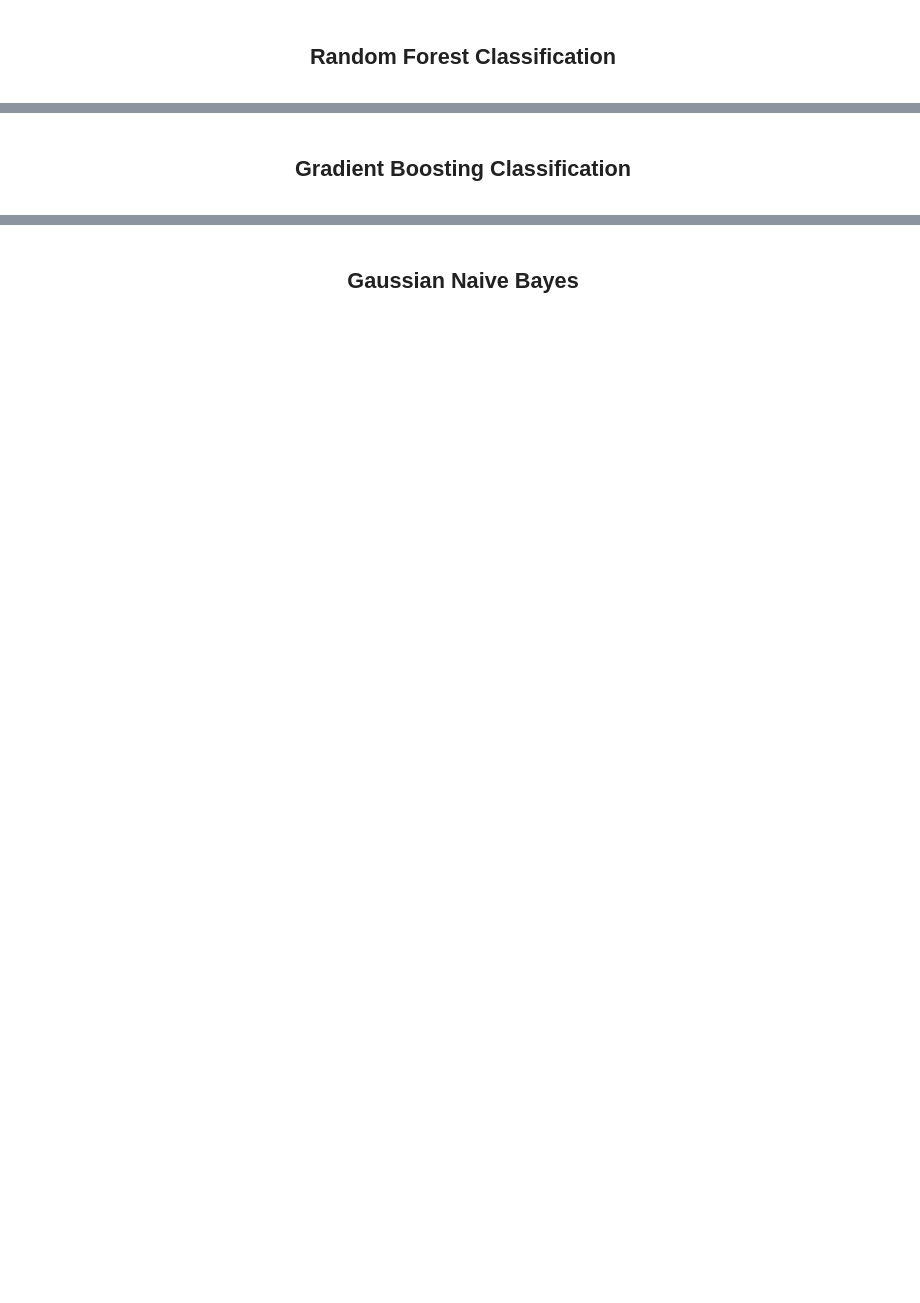
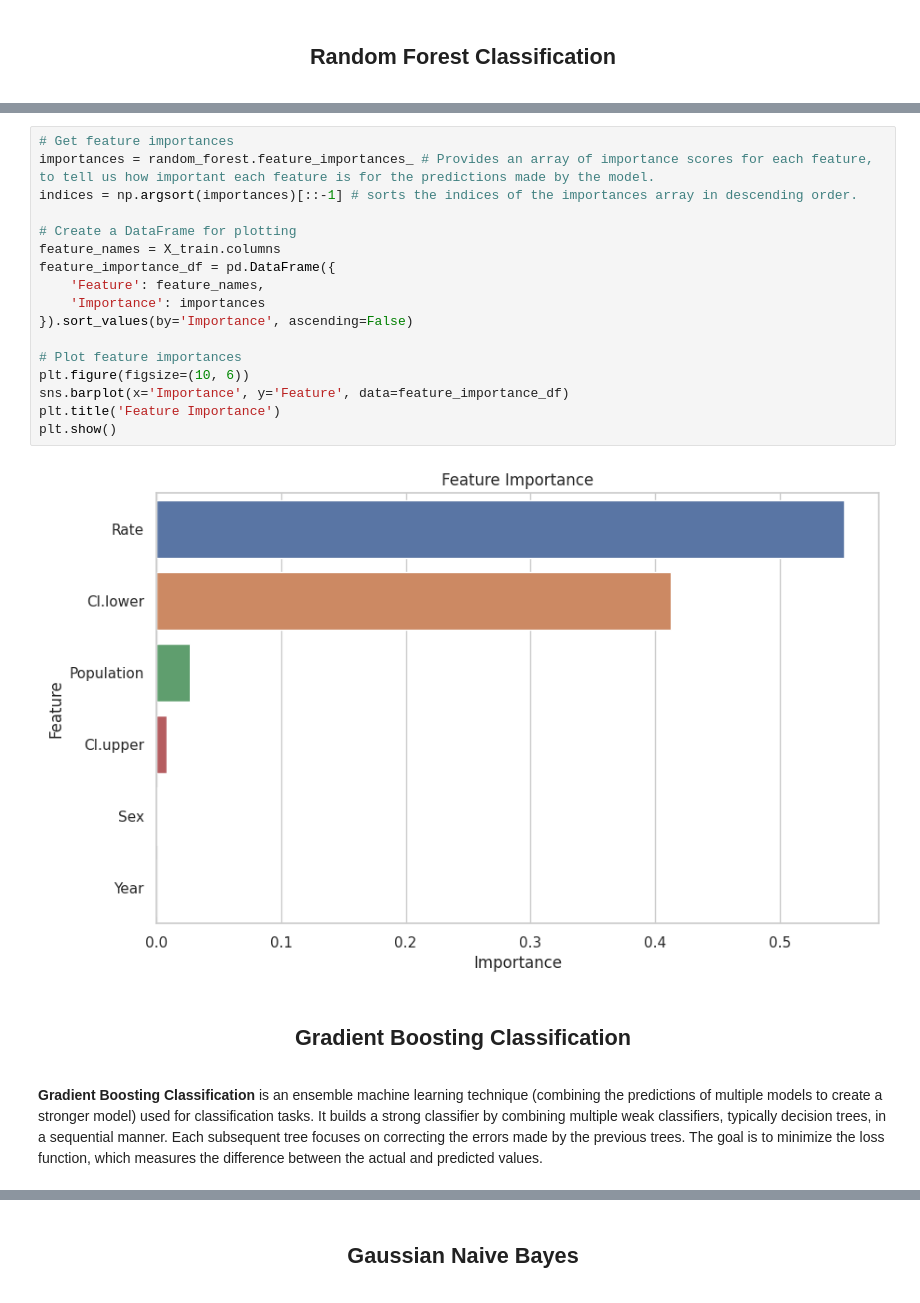
Before and after one commit to gagaleska/Infectious-diseases-prediction, a Jupyter notebook: infectious-diseases-prediction.ipynb, the cells around one changed output, grey strips where cells are left out. Saved outputs shown, nothing was run; the diff lists cells and outputs as text; blank space fills up the shorter version.

```diff
--- a/infectious-diseases-prediction.ipynb
+++ b/infectious-diseases-prediction.ipynb
@@ -435,9 +504,30 @@ Confusion Matrix:
 Accuracy: 1.0
 Cross Validation Accuracy: 100.00%
+# %%
+# Get feature importances
+importances = random_forest.feature_importances_ # Provides an array of importance scores for each feature, to tell us how important each feature is for the predictions made by the model.
+indices = np.argsort(importances)[::-1] # sorts the indices of the importances array in descending order.
+
+# Create a DataFrame for plotting
+feature_names = X_train.columns
+feature_importance_df = pd.DataFrame({
+    'Feature': feature_names,
+    'Importance': importances
+}).sort_values(by='Importance', ascending=False)
+
+# Plot feature importances
+plt.figure(figsize=(10, 6))
+sns.barplot(x='Importance', y='Feature', data=feature_importance_df)
+plt.title('Feature Importance')
+plt.show()
+# %% [output]
+[figure, added]
 # %% [markdown]
 <div align="center" style="font-size:14px;">
   <h2>Gradient Boosting Classification</h2>
 </div>
+# %% [markdown]
+**Gradient Boosting Classification** is an ensemble machine learning technique (combining the predictions of multiple models to create a stronger model) used for classification tasks. It builds a strong classifier by combining multiple weak classifiers, typically decision trees, in a sequential manner. Each subsequent tree focuses on correcting the errors made by the previous trees. The goal is to minimize the loss function, which measures the difference between the actual and predicted values.
 # %%
 # Train Gradient Boosting Classifier
 gradient_boosting = GradientBoostingClassifier()
```
Also changed, not shown: parts of 39 cells of this notebook.
